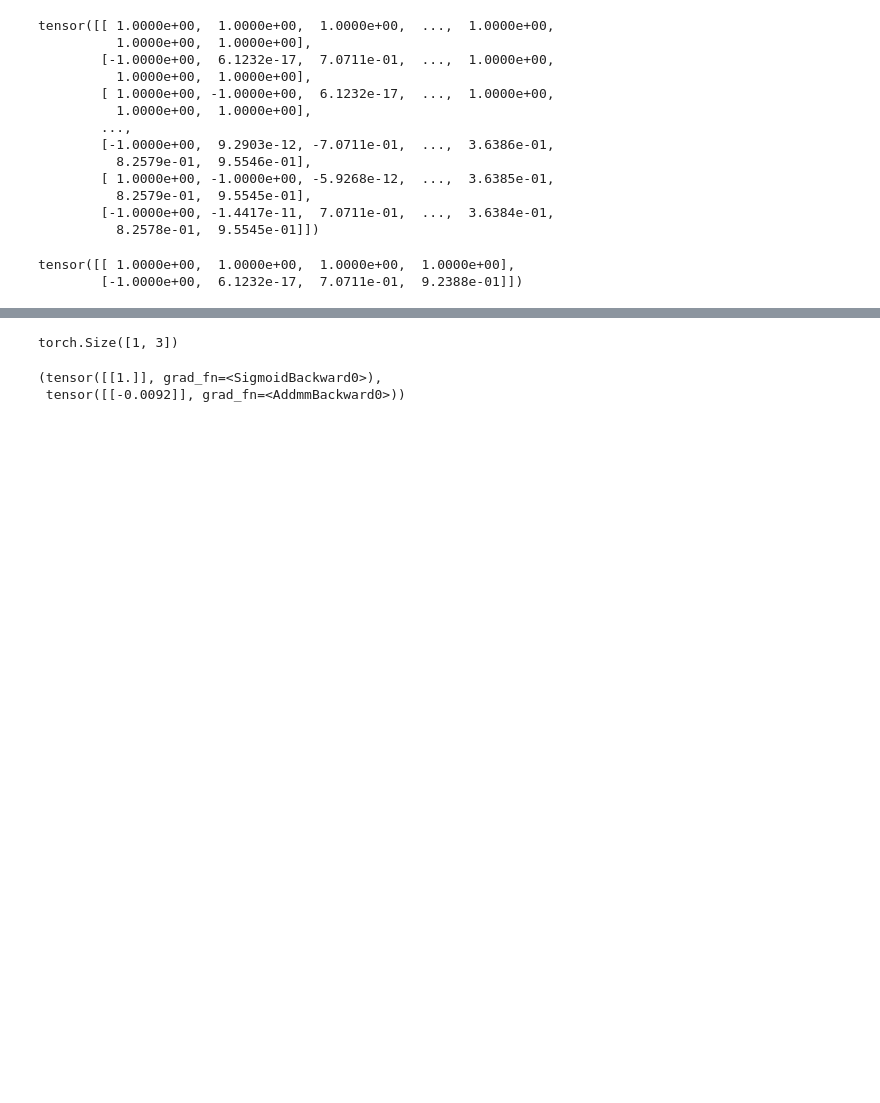
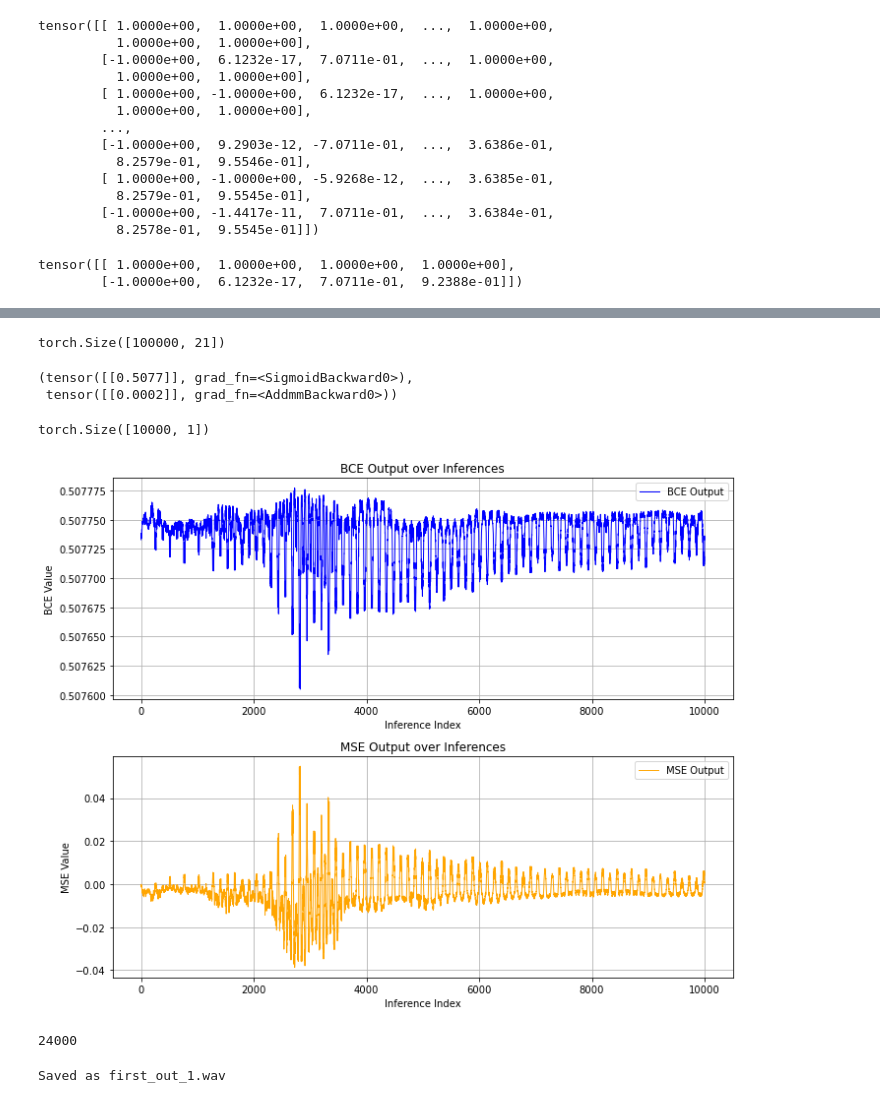
Before and after one commit to dallingordon/CSN, a Jupyter notebook: swiss_army_prev_model_and_dl.ipynb, the cells around one changed output, grey strips where cells are left out. Drawn from its saved outputs; the diff is of its cells as text; code cells hidden in the pictures; blank space fills up the shorter version.

```diff
--- a/swiss_army_prev_model_and_dl.ipynb
+++ b/swiss_army_prev_model_and_dl.ipynb
@@ -220,6 +217,6 @@ all done sweetheart <3
 # %%
 ##i need inference and then a noise term for the training prev_pred input.
-model = torch.load("new_model.pth")
+model = torch.load("new_model_2.pth")
 model.eval()
 # %% [output]
 SeqModel(
@@ -267,10 +266,10 @@ input_seq_t, file
-# %%
-prev_target = torch.tensor([[0.0,0.0,0.0]])
-print(prev_target.shape)
-# %% [output]
-torch.Size([1, 3])
+# %%
+t_input.shape
+# %% [output]
+torch.Size([100000, 21])
 # %%
-model(input_seq_t,file,t_input_eval,prev_target)
+cont_output, wave_output = model(input_seq_t,file,t_input_eval,prev_target)
+cont_output, wave_output
 # %% [output]
-(tensor([[1.]], grad_fn=<SigmoidBackward0>),
- tensor([[-0.0092]], grad_fn=<AddmmBackward0>))
+(tensor([[0.5077]], grad_fn=<SigmoidBackward0>),
+ tensor([[0.0002]], grad_fn=<AddmmBackward0>))
@@ -276,0 +311,43 @@ model(input_seq_t,file,t_input_eval,prev_target)
+# %%
+b,m = sequential_inf("5",pred_prev,seq_t,t_input,model)
+# %%
+m.shape
+# %% [output]
+torch.Size([10000, 1])
+# %%
+import matplotlib.pyplot as plt
+
+def plot_outputs(bce_output, mse_output):
+    # Create a figure with two subplots
+    fig, axs = plt.subplots(2, 1, figsize=(10, 8))
+
+    # Plot BCE output
+    axs[0].plot(bce_output.numpy(), label='BCE Output', color='blue', linewidth=1)
+    axs[0].set_title('BCE Output over Inferences')
+    axs[0].set_xlabel('Inference Index')
+    axs[0].set_ylabel('BCE Value')
+    axs[0].grid()
+    axs[0].legend()
+
+    # Plot MSE output
+    axs[1].plot(mse_output.numpy(), label='MSE Output', color='orange', linewidth=1)
+    axs[1].set_title('MSE Output over Inferences')
+    axs[1].set_xlabel('Inference Index')
+    axs[1].set_ylabel('MSE Value')
+    axs[1].grid()
+    axs[1].legend()
+
+    # Adjust layout and show the plots
+    plt.tight_layout()
+    plt.show()
+
+plot_outputs(b, m)
+# %% [output]
+[figure, added]
+# %%
+from scipy.io import wavfile
+file_path = 'digits_multiple/000.wav'
+sample_rate, data_test = wavfile.read(file_path)
+sample_rate
+# %% [output]
+24000
@@ -276,0 +372,6 @@ model(input_seq_t,file,t_input_eval,prev_target)
+# %%
+# Example usage with your model predictions (assuming predictions are in range -1 to 1):
+# predictions is the output tensor from the model
+tensor_to_wav(m, "first_out_1.wav",sample_rate)
+# %% [output]
+Saved as first_out_1.wav
```
Also changed, not shown: parts of 13 cells of this notebook, 3 other files.
